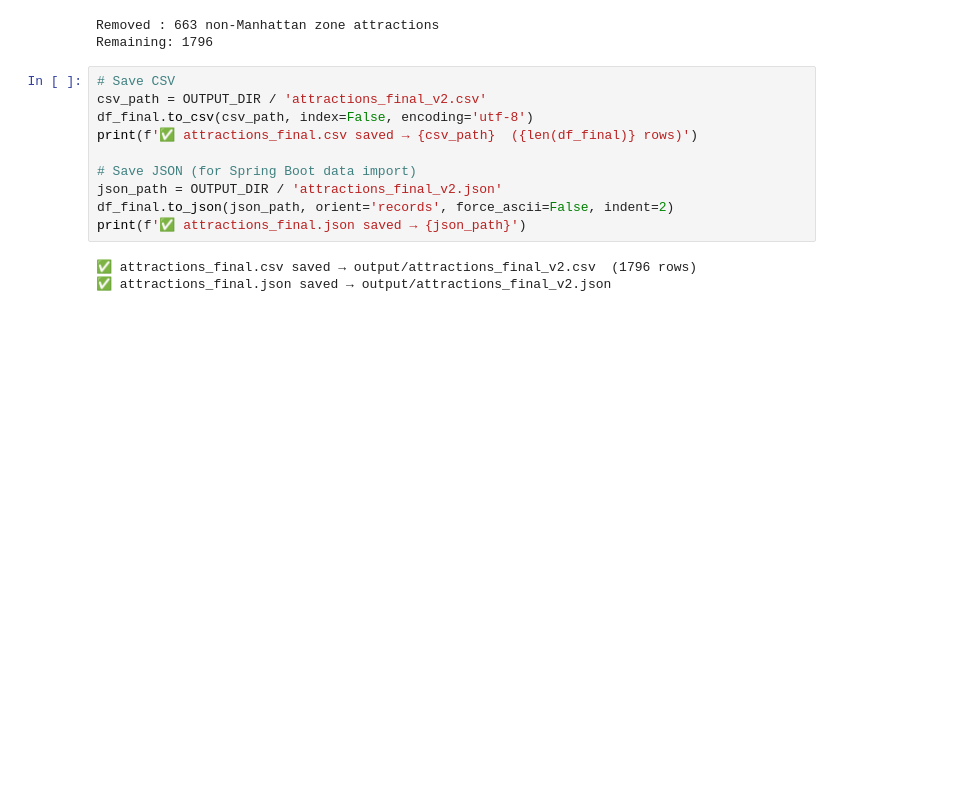
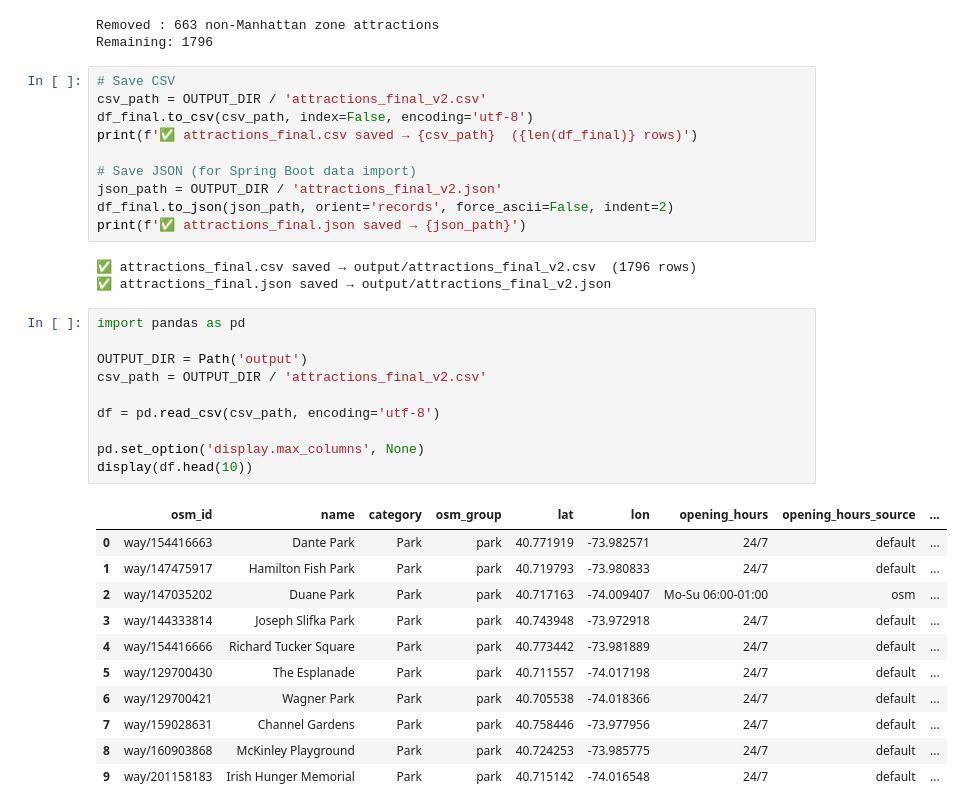
Before and after one commit to kksskkkksskkkks/COMP47360_Project, a Jupyter notebook: Data/osm_poi_scraper.ipynb, the cells around one changed output. Drawn from its saved outputs; the diff is of its cells as text; blank space fills up the shorter version.

```diff
--- a/Data/osm_poi_scraper.ipynb
+++ b/Data/osm_poi_scraper.ipynb
@@ -1630,3 +1630,25 @@ print(f'✅ attractions_final.json saved → {json_path}')
 # %% [output]
 ✅ attractions_final.csv saved → output/attractions_final_v2.csv  (1796 rows)
 ✅ attractions_final.json saved → output/attractions_final_v2.json
+# %%
+import pandas as pd
+
+OUTPUT_DIR = Path('output')
+csv_path = OUTPUT_DIR / 'attractions_final_v2.csv'
+
+df = pd.read_csv(csv_path, encoding='utf-8')
+
+pd.set_option('display.max_columns', None)
+display(df.head(10))
+# %% [output]
+|  | osm_id | name | category | osm_group | lat | lon | opening_hours | opening_hours_source | ... |
+| 0 | way/154416663 | Dante Park | Park | park | 40.771919 | -73.982571 | 24/7 | default | ... |
+| 1 | way/147475917 | Hamilton Fish Park | Park | park | 40.719793 | -73.980833 | 24/7 | default | ... |
+| 2 | way/147035202 | Duane Park | Park | park | 40.717163 | -74.009407 | Mo-Su 06:00-01:00 | osm | ... |
+| 3 | way/144333814 | Joseph Slifka Park | Park | park | 40.743948 | -73.972918 | 24/7 | default | ... |
+| 4 | way/154416666 | Richard Tucker Square | Park | park | 40.773442 | -73.981889 | 24/7 | default | ... |
+| 5 | way/129700430 | The Esplanade | Park | park | 40.711557 | -74.017198 | 24/7 | default | ... |
+| 6 | way/129700421 | Wagner Park | Park | park | 40.705538 | -74.018366 | 24/7 | default | ... |
+| 7 | way/159028631 | Channel Gardens | Park | park | 40.758446 | -73.977956 | 24/7 | default | ... |
+| 8 | way/160903868 | McKinley Playground | Park | park | 40.724253 | -73.985775 | 24/7 | default | ... |
+| 9 | way/201158183 | Irish Hunger Memorial | Park | park | 40.715142 | -74.016548 | 24/7 | default | ... |
```
Also changed, not shown: parts of 1 cell of this notebook, 1 other file.
